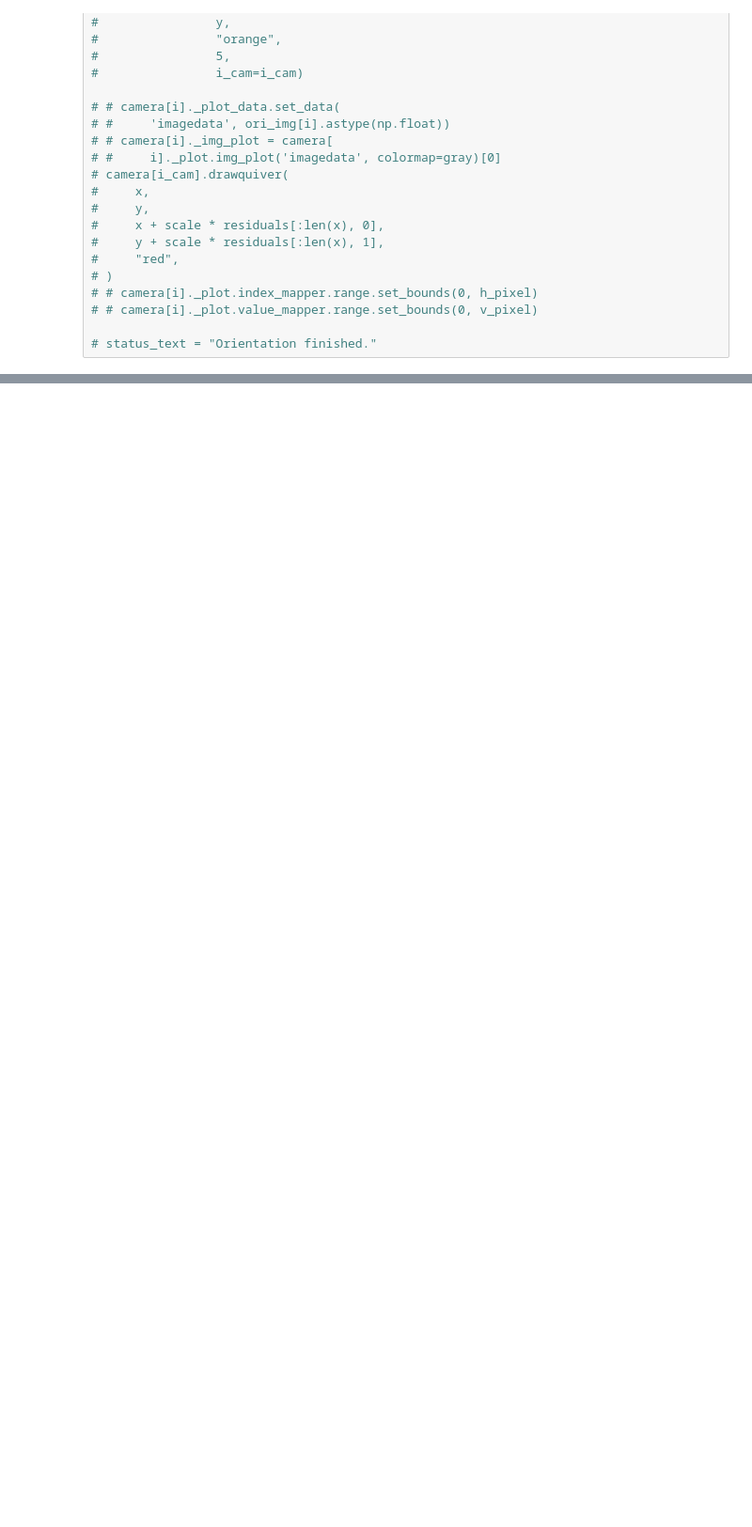
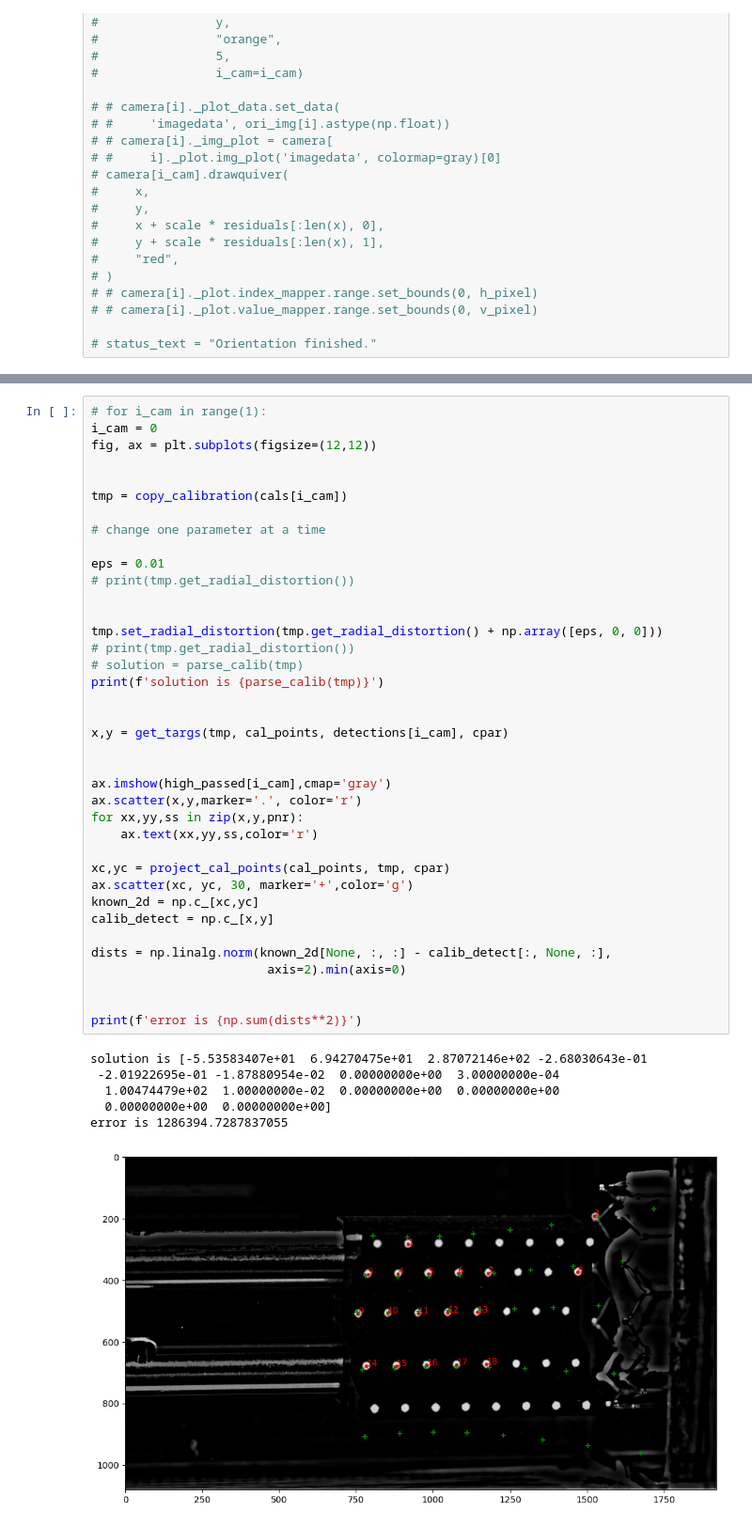
Before and after one commit to alexlib/pyptv, a Jupyter notebook: pyptv/pyptv.ipynb, the cells around one changed output, grey strips where cells are left out. Shown at 94% size. Cells and saved outputs as stored; diff of their text form; blank space fills up the shorter version.

Commit message:
working version for a single radial distortion parameter

```diff
--- a/pyptv/pyptv.ipynb
+++ b/pyptv/pyptv.ipynb
@@ -513,0 +688,45 @@ def fitness(solution):
+# %%
+# for i_cam in range(1):
+i_cam = 0
+fig, ax = plt.subplots(figsize=(12,12))
+
+
+tmp = copy_calibration(cals[i_cam])
+
+# change one parameter at a time
+
+eps = 0.01
+# print(tmp.get_radial_distortion())
+
+
+tmp.set_radial_distortion(tmp.get_radial_distortion() + np.array([eps, 0, 0]))
+# print(tmp.get_radial_distortion())
+# solution = parse_calib(tmp)
+print(f'solution is {parse_calib(tmp)}')
+
+
+x,y = get_targs(tmp, cal_points, detections[i_cam], cpar)
+
+
+ax.imshow(high_passed[i_cam],cmap='gray')
+ax.scatter(x,y,marker='.', color='r')
+for xx,yy,ss in zip(x,y,pnr):
+    ax.text(xx,yy,ss,color='r')
+
+xc,yc = project_cal_points(cal_points, tmp, cpar)
+ax.scatter(xc, yc, 30, marker='+',color='g')
+known_2d = np.c_[xc,yc]
+calib_detect = np.c_[x,y]
+
+dists = np.linalg.norm(known_2d[None, :, :] - calib_detect[:, None, :],
+                        axis=2).min(axis=0)
+
+
+print(f'error is {np.sum(dists**2)}')
+# %% [output]
+solution is [-5.53583407e+01  6.94270475e+01  2.87072146e+02 -2.68030643e-01
+ -2.01922695e-01 -1.87880954e-02  0.00000000e+00  3.00000000e-04
+  1.00474479e+02  1.00000000e-02  0.00000000e+00  0.00000000e+00
+  0.00000000e+00  0.00000000e+00]
+error is 1286394.7287837055
+[figure, added]
```
Also changed, not shown: parts of 24 cells of this notebook.
